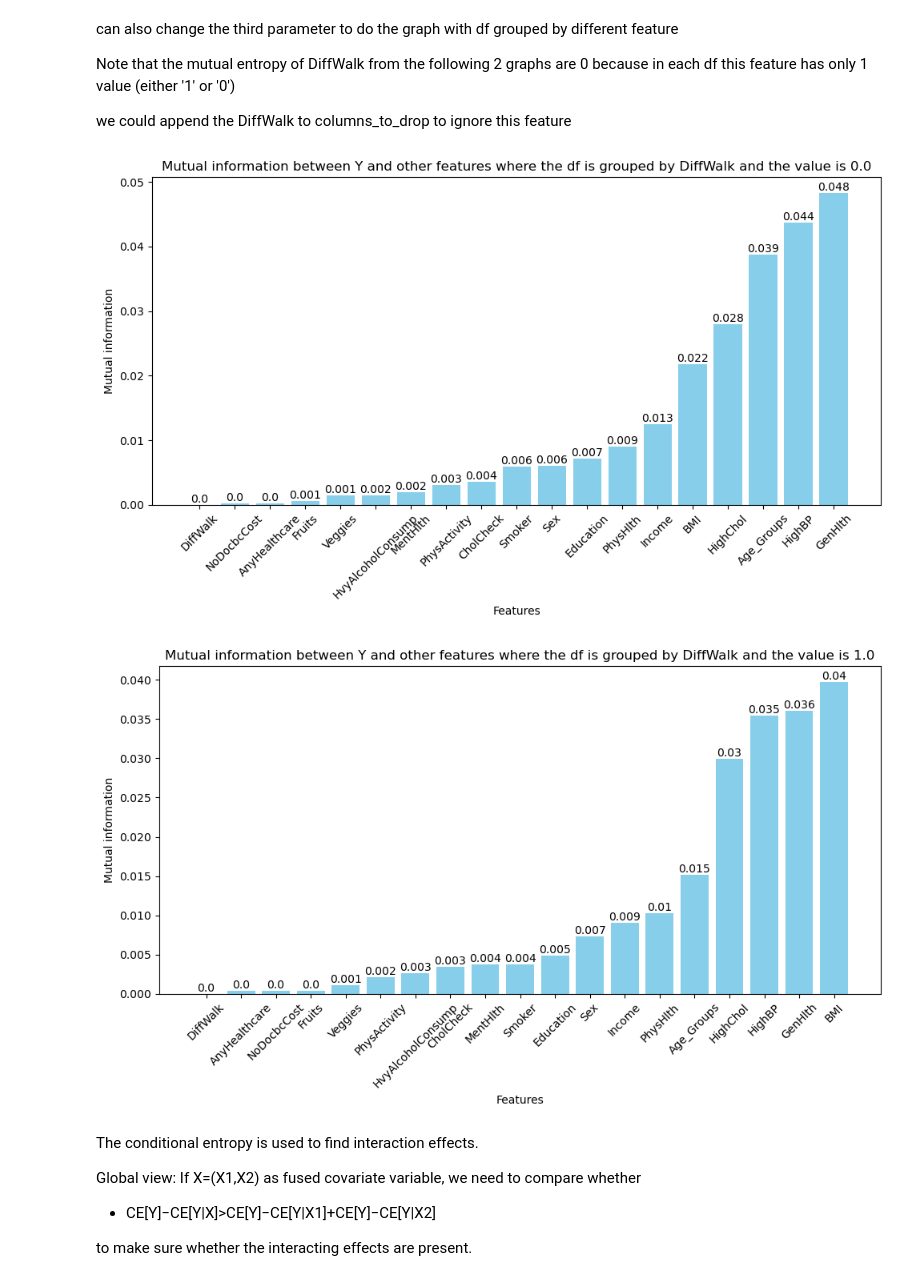
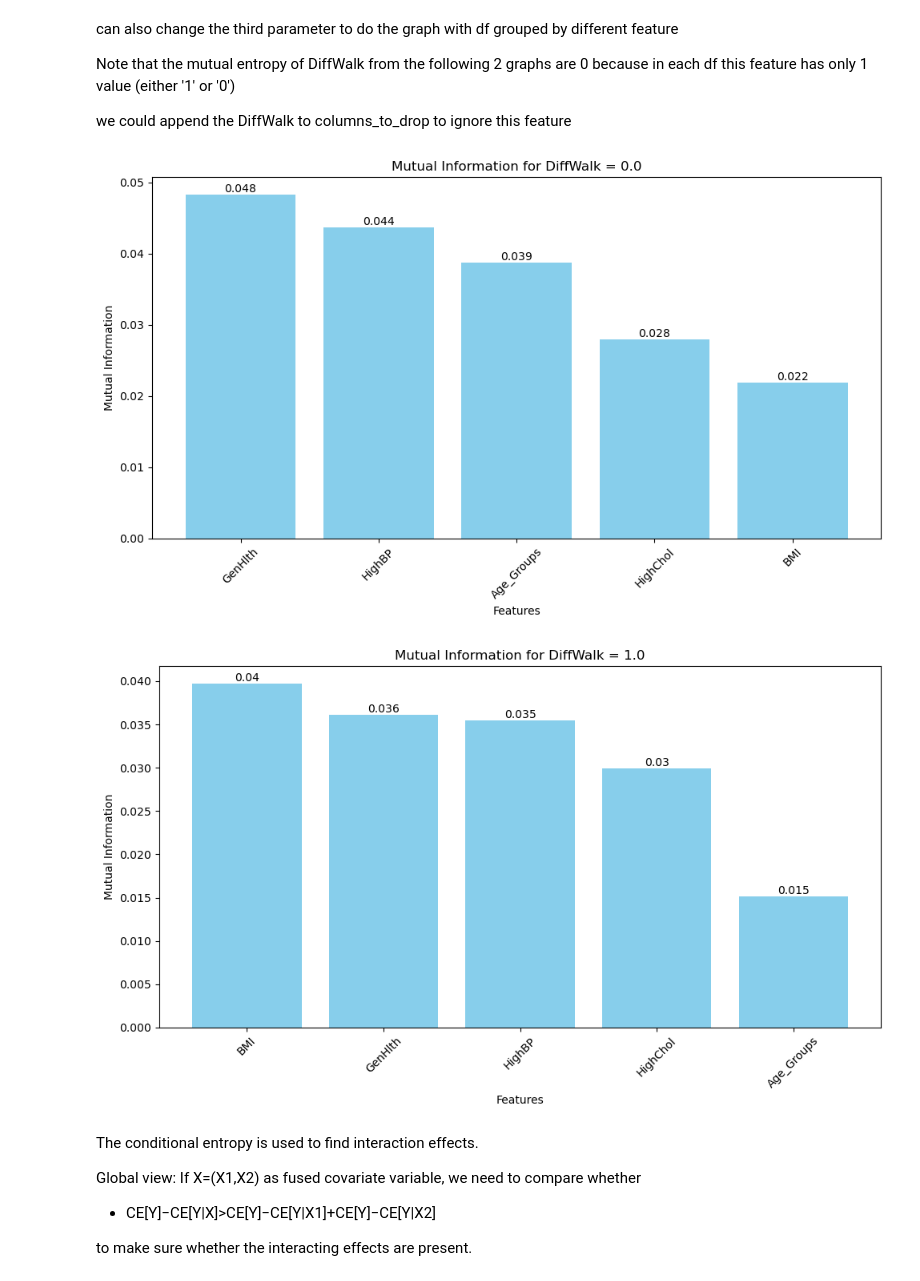
Before and after one commit to hubao666/Data-Analysis-for-BRFSS2015-Data, a Jupyter notebook: mid_proj.ipynb, the cells around one changed output. Cells and saved outputs as stored; diff of their text form; code cells hidden in the pictures.

```diff
--- a/mid_proj.ipynb
+++ b/mid_proj.ipynb
@@ -334,10 +305,10 @@ Note that the mutual entropy of DiffWalk from the following 2 graphs are 0 becau
 
 we could append the DiffWalk to columns_to_drop to ignore this feature
 # %%
-draw_mutual_information(df, columns_to_drop, 'DiffWalk')
+draw_mutual_information(df, columns_to_drop, 'DiffWalk', topFive=True)
 # %% [output]
-[figure, old version]
+[figure, new version]
-[figure, old version]
+[figure, new version]
 # %% [markdown]
 The conditional entropy is used to find interaction effects.
 
```
Also changed, not shown: parts of 24 cells of this notebook.
